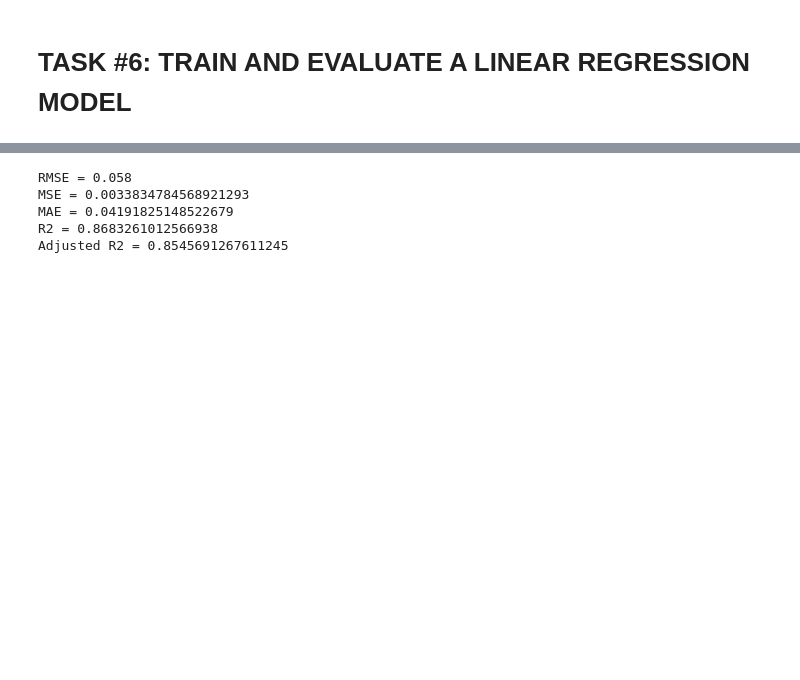
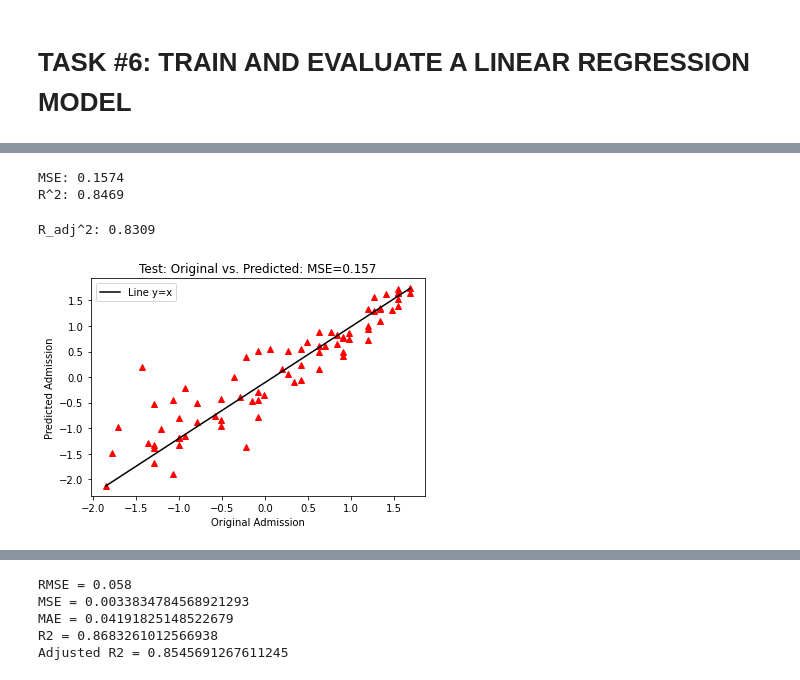
Before and after one commit to tamarshifman/mlcourse-Nov22, a Jupyter notebook: Multiple_regression.ipynb, the cells around one changed output, grey strips where cells are left out. Saved outputs shown, nothing was run; the diff lists cells and outputs as text; code cells hidden in the pictures; blank space fills up the shorter version.

```diff
--- a/Multiple_regression.ipynb
+++ b/Multiple_regression.ipynb
@@ -238,0 +229,23 @@ n
+# %%
+y_predict_test = LinearRegression_model.predict(X_test)
+MSE_test=mean_squared_error(y_test, y_predict_test)
+R2_test=LinearRegression_model.score(X_test,y_test)
+print("MSE: {:.4f}".format(MSE_test))
+print("R^2: {:.4f}".format(R2_test))
+# %% [output]
+MSE: 0.1574
+R^2: 0.8469
+# %%
+plt.plot(y_test,y_predict_test,'^',color='r')
+plt.plot([y_test.min(), y_test.max()], [y_predict_test.min(), y_predict_test.max()], 'k', label='Line y=x')
+plt.xlabel('Original Admission')
+plt.ylabel('Predicted Admission')
+plt.title(f'Test: Original vs. Predicted: MSE={np.round(MSE_test, 3)}')
+plt.legend()
+k = X_test.shape[1]
+n = len(X_test)
+adj_r2 = 1-(1-R2_test)*(n-1)/(n-k-1)
+print("R_adj^2: {:.4f}".format(adj_r2))
+# %% [output]
+R_adj^2: 0.8309
+[figure, added]
```
Also changed, not shown: parts of 17 cells of this notebook.
